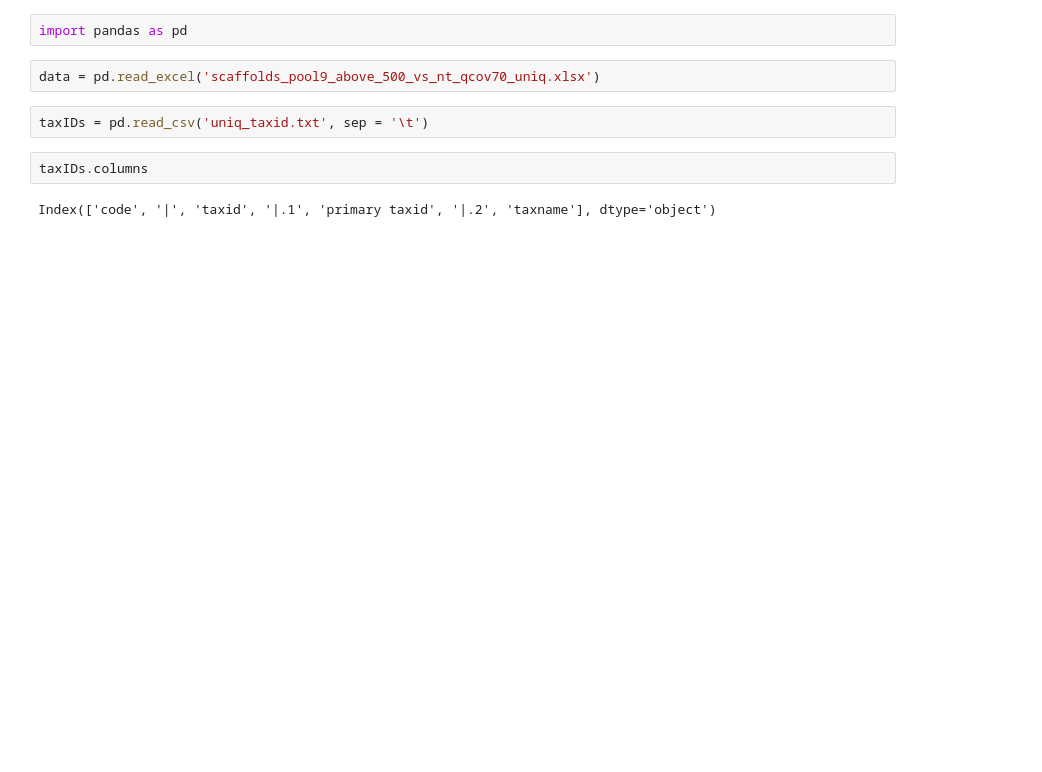
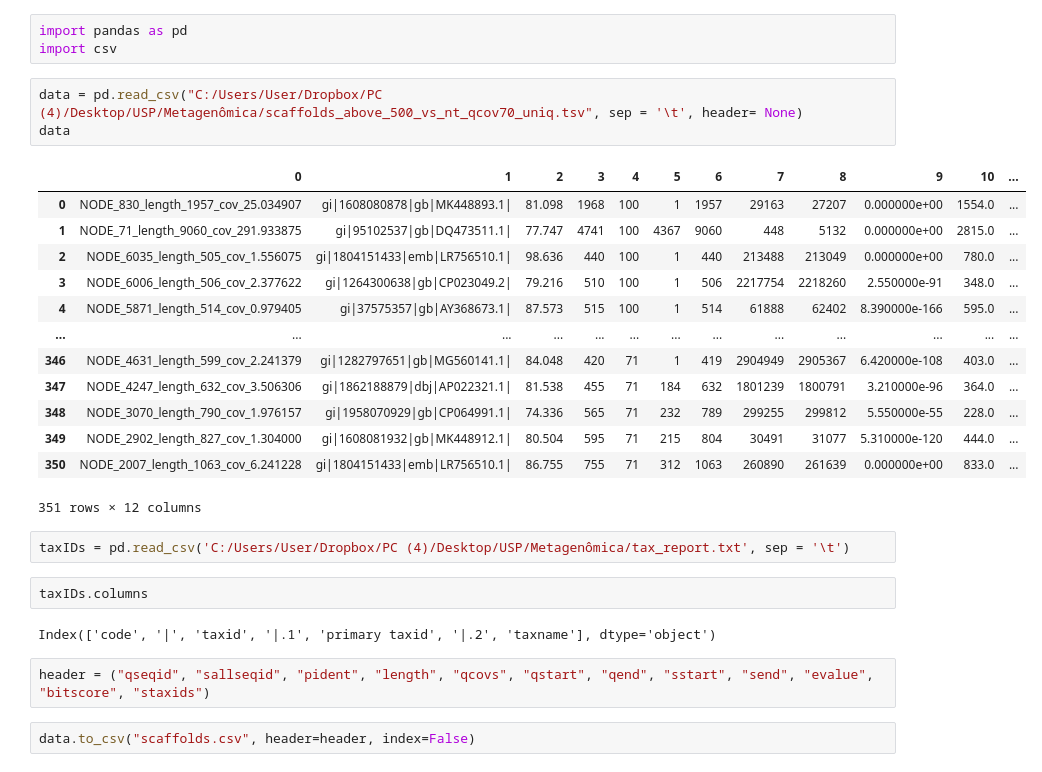
Before and after one commit to gmcampos27/Mark-IV, a Jupyter notebook: join_taxid.ipynb, the cells around one changed output. Saved outputs shown, nothing was run; the diff lists cells and outputs as text; blank space fills up the shorter version.

```diff
--- a/join_taxid.ipynb
+++ b/join_taxid.ipynb
@@ -1,10 +1,30 @@
 # %%
 import pandas as pd
+import csv
 # %%
-data = pd.read_excel('scaffolds_pool9_above_500_vs_nt_qcov70_uniq.xlsx')
+data = pd.read_csv("C:/Users/User/Dropbox/PC (4)/Desktop/USP/Metagenômica/scaffolds_above_500_vs_nt_qcov70_uniq.tsv", sep = '\t', header= None)
+data
+# %% [output]
+|  | 0 | 1 | 2 | 3 | 4 | 5 | 6 | 7 | 8 | 9 | 10 | ... |
+| 0 | NODE_830_length_1957_cov_25.034907 | gi|1608080878|gb|MK448893.1| | 81.098 | 1968 | 100 | 1 | 1957 | 29163 | 27207 | 0.000000e+00 | 1554.0 | ... |
+| 1 | NODE_71_length_9060_cov_291.933875 | gi|95102537|gb|DQ473511.1| | 77.747 | 4741 | 100 | 4367 | 9060 | 448 | 5132 | 0.000000e+00 | 2815.0 | ... |
+| 2 | NODE_6035_length_505_cov_1.556075 | gi|1804151433|emb|LR756510.1| | 98.636 | 440 | 100 | 1 | 440 | 213488 | 213049 | 0.000000e+00 | 780.0 | ... |
+| 3 | NODE_6006_length_506_cov_2.377622 | gi|1264300638|gb|CP023049.2| | 79.216 | 510 | 100 | 1 | 506 | 2217754 | 2218260 | 2.550000e-91 | 348.0 | ... |
+| 4 | NODE_5871_length_514_cov_0.979405 | gi|37575357|gb|AY368673.1| | 87.573 | 515 | 100 | 1 | 514 | 61888 | 62402 | 8.390000e-166 | 595.0 | ... |
+| ... | ... | ... | ... | ... | ... | ... | ... | ... | ... | ... | ... | ... |
+| 346 | NODE_4631_length_599_cov_2.241379 | gi|1282797651|gb|MG560141.1| | 84.048 | 420 | 71 | 1 | 419 | 2904949 | 2905367 | 6.420000e-108 | 403.0 | ... |
+| 347 | NODE_4247_length_632_cov_3.506306 | gi|1862188879|dbj|AP022321.1| | 81.538 | 455 | 71 | 184 | 632 | 1801239 | 1800791 | 3.210000e-96 | 364.0 | ... |
+| 348 | NODE_3070_length_790_cov_1.976157 | gi|1958070929|gb|CP064991.1| | 74.336 | 565 | 71 | 232 | 789 | 299255 | 299812 | 5.550000e-55 | 228.0 | ... |
+| 349 | NODE_2902_length_827_cov_1.304000 | gi|1608081932|gb|MK448912.1| | 80.504 | 595 | 71 | 215 | 804 | 30491 | 31077 | 5.310000e-120 | 444.0 | ... |
+| 350 | NODE_2007_length_1063_cov_6.241228 | gi|1804151433|emb|LR756510.1| | 86.755 | 755 | 71 | 312 | 1063 | 260890 | 261639 | 0.000000e+00 | 833.0 | ... |
+351 rows × 12 columns
 # %%
-taxIDs = pd.read_csv('uniq_taxid.txt', sep = '\t')
+taxIDs = pd.read_csv('C:/Users/User/Dropbox/PC (4)/Desktop/USP/Metagenômica/tax_report.txt', sep = '\t')
 # %%
 taxIDs.columns
 # %% [output]
 Index(['code', '|', 'taxid', '|.1', 'primary taxid', '|.2', 'taxname'], dtype='object')
+# %%
+header = ("qseqid", "sallseqid", "pident", "length", "qcovs", "qstart", "qend", "sstart", "send", "evalue", "bitscore", "staxids")
+# %%
+data.to_csv("scaffolds.csv", header=header, index=False)
```
Also changed, not shown: parts of 21 cells of this notebook.
